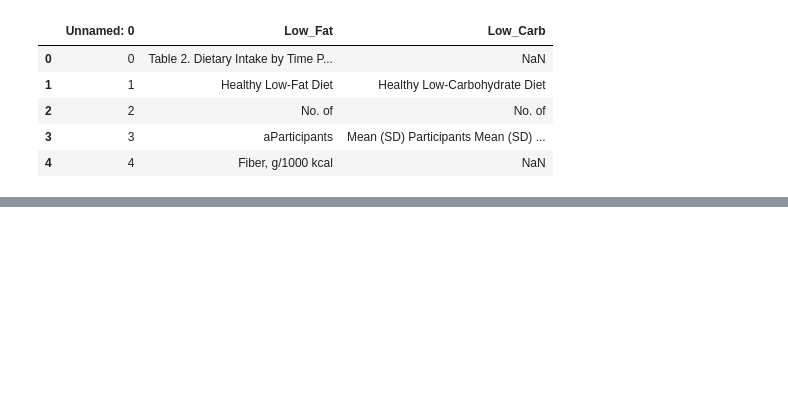
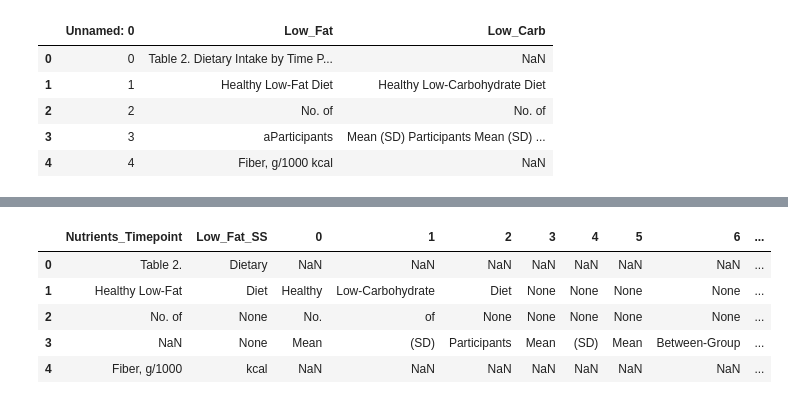
Before and after one commit to oas95/Dietary_Interventions_for_Insulin_Sensitivy_Project, a Jupyter notebook: PyDIonIS/data_cleaning.ipynb, the cells around one changed output, grey strips where cells are left out. Cells and saved outputs as stored; diff of their text form; code cells hidden in the pictures; blank space fills up the shorter version.

```diff
--- a/PyDIonIS/data_cleaning.ipynb
+++ b/PyDIonIS/data_cleaning.ipynb
@@ -175,8 +168,19 @@ Ga2_df.head()
 # %%
 #Splitting Information to new Columns
 LowFat = Ga2_df.Low_Fat.str.split(" ", expand=True)
-LowCarb = Ga2_df.Low_Fat.str.split(" ", expand=True)
-#Dropping Rows
-LowFat = LowFat.drop([3, 4, 5, 6, 7])
-#Dropping Coulumns (8, 9, 10, 11)
-#Ga_df = Ga_df.drop(columns=[8, 9, 10, 11])
+LowCarb = Ga2_df.Low_Carb.str.split(" ", expand=True)
+#Dropping Columns
+LowFat = LowFat.drop(columns=[3, 4, 5, 6, 7])
+# %%
+#Mergging Columns
+LowFat['Nutrients_Timepoint'] = LowFat[0] + ' ' + LowFat[1]
+# %%
+#Dropping Non essential columns
+LowFat = LowFat.drop(columns= [0 ,1])
+#Reordering
+LowFat = LowFat[['Nutrients_Timepoint', 2]]
+#Renaming 2
+LowFat.rename(columns= {2 : 'Low_Fat_SS',
+                       'Low-Fat vs Low-Carbohydrate Diet on Weight Loss in Overweight Adults' : 'Low_Carb'},
+             inplace=True)
+LowFat.head()
@@ -182,0 +194,12 @@ LowFat = LowFat.drop([3, 4, 5, 6, 7])
+# %%
+frames = [LowFat, LowCarb]
+merge = pd.concat(frames, axis = 1 )
+# %%
+merge.head()
+# %% [output]
+|  | Nutrients_Timepoint | Low_Fat_SS | 0 | 1 | 2 | 3 | 4 | 5 | 6 | ... |
+| 0 | Table 2. | Dietary | NaN | NaN | NaN | NaN | NaN | NaN | NaN | ... |
+| 1 | Healthy Low-Fat | Diet | Healthy | Low-Carbohydrate | Diet | None | None | None | None | ... |
+| 2 | No. of | None | No. | of | None | None | None | None | None | ... |
+| 3 | NaN | None | Mean | (SD) | Participants | Mean | (SD) | Mean | Between-Group | ... |
+| 4 | Fiber, g/1000 | kcal | NaN | NaN | NaN | NaN | NaN | NaN | NaN | ... |
```
Also changed, not shown: parts of 16 cells of this notebook, 8 other files.
